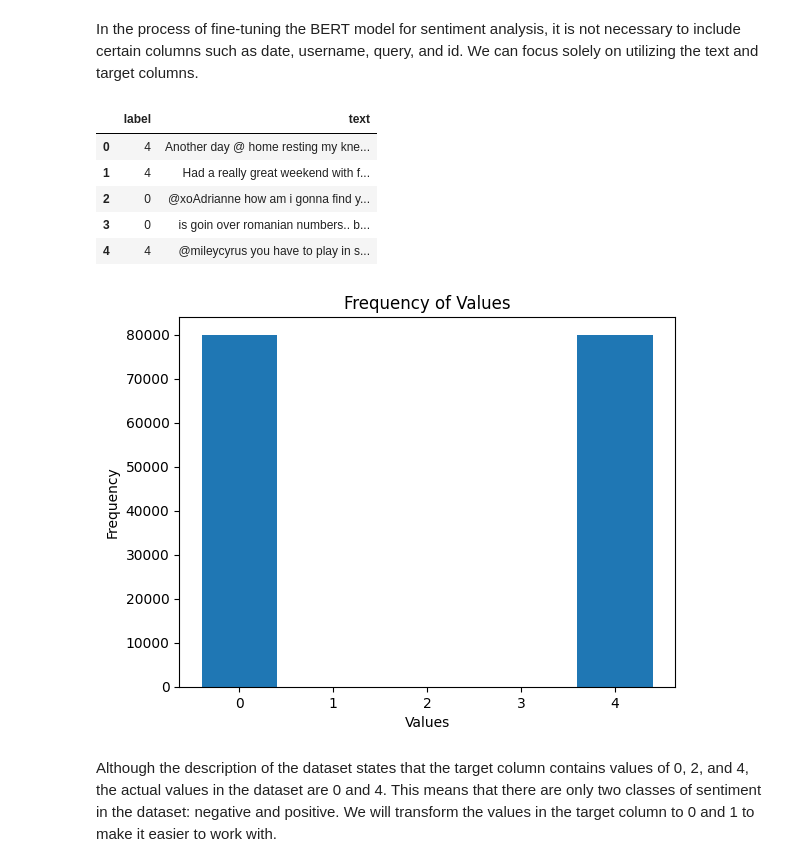
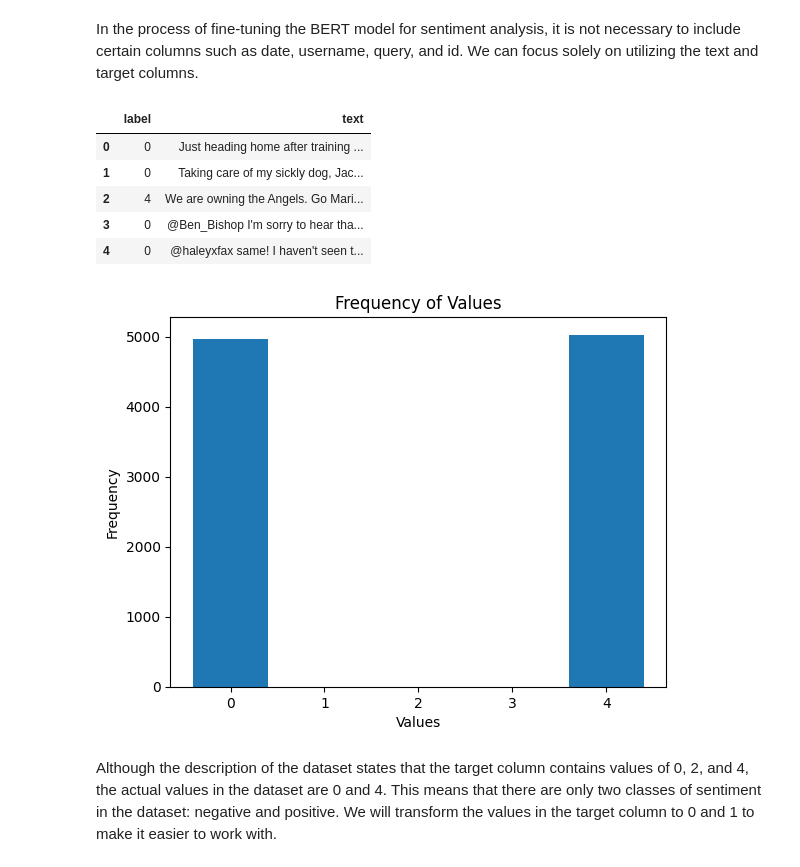
Before and after one commit to Sam-Malta/Gun-Control-Sentiment-Analysis, a Jupyter notebook: normal_twitter_sentiment_test.ipynb, the cells around one changed output. Saved outputs shown, nothing was run; the diff lists cells and outputs as text; code cells hidden in the pictures.

```diff
--- a/normal_twitter_sentiment_test.ipynb
+++ b/normal_twitter_sentiment_test.ipynb
@@ -60,15 +60,16 @@ original_dataset.head()
 In the process of fine-tuning the BERT model for sentiment analysis, it is not necessary to include certain columns such as date, username, query, and id. We can focus solely on utilizing the text and target columns.
 # %%
 dataset = original_dataset.drop(["time", "date", "query", "username"], axis=1)
-dataset = dataset.sample(frac=.1).reset_index(drop=True)
+frac = 10000/1600000
+dataset = dataset.sample(frac=frac).reset_index(drop=True)
 dataset.head()
 # %% [output]
 |  | label | text |
-| 0 | 4 | Another day @ home resting my kne... |
-| 1 | 4 | Had a really great weekend with f... |
-| 2 | 0 | @xoAdrianne how am i gonna find y... |
-| 3 | 0 | is goin over romanian numbers.. b... |
-| 4 | 4 | @mileycyrus you have to play in s... |
+| 0 | 0 | Just heading home after training ... |
+| 1 | 0 | Taking care of my sickly dog, Jac... |
+| 2 | 4 | We are owning the Angels. Go Mari... |
+| 3 | 0 | @Ben_Bishop I'm sorry to hear tha... |
+| 4 | 0 | @haleyxfax same! I haven't seen t... |
 # %%
 value_counts = dataset['label'].value_counts()
 plt.bar(value_counts.index, value_counts.values)
@@ -77,7 +78,7 @@ plt.ylabel('Frequency')
 plt.title('Frequency of Values')
 plt.show()
 # %% [output]
-[figure, old version]
+[figure, new version]
 # %% [markdown]
 Although the description of the dataset states that the target column contains values of 0, 2, and 4, the actual values in the dataset are 0 and 4. This means that there are only two classes of sentiment in the dataset: negative and positive. We will transform the values in the target column to 0 and 1 to make it easier to work with.
 # %%
```
Also changed, not shown: parts of 15 cells of this notebook, 5 other files.
